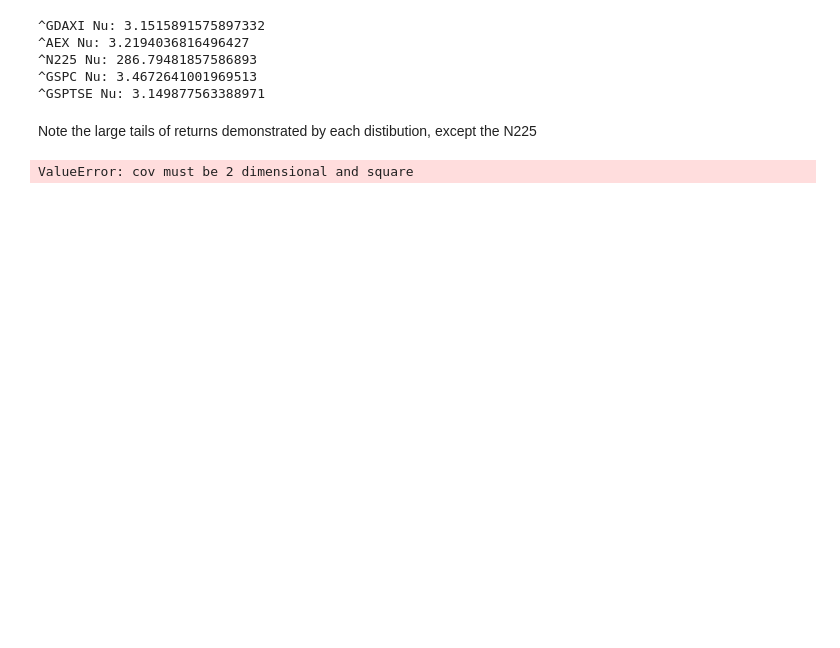
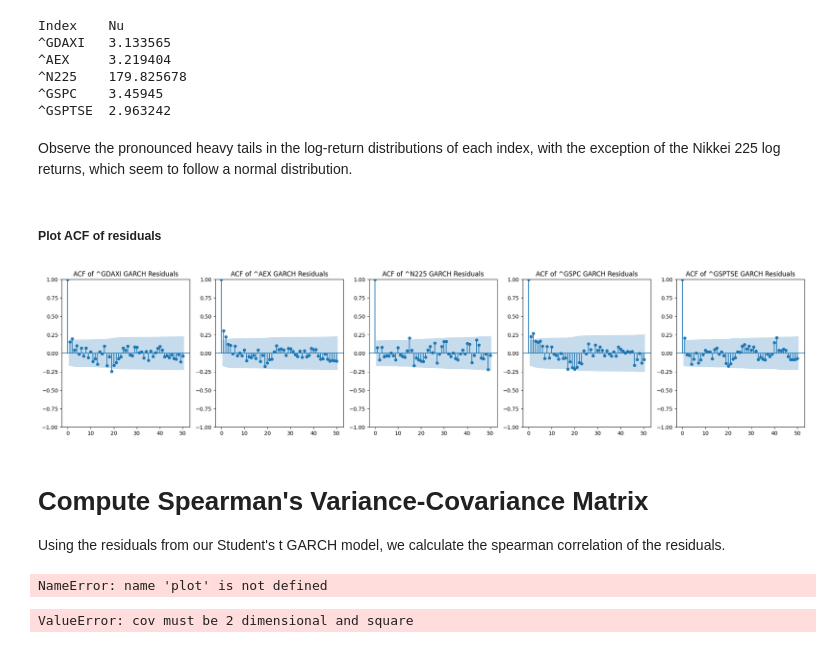
Before and after one commit to somethingwithmuffininit/GARCH-Copula-BasketModel, a Jupyter notebook: program.ipynb, the cells around one changed output. Saved outputs shown, nothing was run; the diff lists cells and outputs as text; code cells hidden in the pictures; blank space fills up the shorter version.

Commit message:
includes data backup, plots acf of residuals

```diff
--- a/program.ipynb
+++ b/program.ipynb
@@ -29,22 +44,16 @@ for ticker in tickers:
     index_data = index_datasets[ticker]
 
     # Extract only the Date and Close columns, reset the index
-    close_data = (index_data[['Close']]).reset_index()
-
-
-
-    # Convert the Date column to Datetime
-    close_data['Date'] = pd.to_datetime((close_data['Date'].dt.normalize()).dt.tz_localize(None))
+    close_data = (index_data[['Close']]).copy()
 
     close_data.rename(columns={'Close': ticker},inplace=True)
-
 
 
     # Merge with the previously merged data
     if merged_data.empty:
         merged_data = close_data
     else:
-        merged_data = pd.merge_asof(merged_data, close_data, on='Date', direction='nearest')
+        merged_data = pd.merge(merged_data, close_data, on='Date')
 
 
 
@@ -52,8 +61,7 @@ for ticker in tickers:
     #Forward fill missing data
     merged_data[ticker] = merged_data[ticker].ffill()
 
-#Set Date as index
-merged_data.set_index('Date', inplace=True)
+
 #Resample at end of each quarter
 merged_data = merged_data.resample("QE").last()
 
@@ -65,6 +79,8 @@ merged_data.dropna(inplace=True)
 # %%
 from arch import arch_model
 from scipy.stats import t
+from statsmodels.graphics.tsaplots import plot_acf
+import matplotlib.pyplot as plt
 
 #Fit Student's t-GARCH
 def fit_garch(ts):
@@ -74,33 +90,61 @@ def fit_garch(ts):
     nu = fitted.params["nu"]
     return residuals, nu
 
-
 nu_dict = {}
 residuals_dict = {}
 
-#We scale our returns by a factor of 100 for fitting as per the libraries recommendations
-for i in tickers:
-    residuals_dict[i], nu_dict[i] = fit_garch(merged_data[i]*100)
-    print(i+" Nu: "+str(nu_dict[i]))
+#Fit Student's-t GARCH model
+print("Index\t Nu")
+for ticker in tickers:
+    #We scale our returns by a factor of 100 for numerical stability
+    residuals_dict[ticker], nu_dict[ticker] = fit_garch(merged_data[ticker]*100)
+
+    print(ticker+"\t "+str(round(nu_dict[ticker],6)))
 # %% [output]
-^GDAXI Nu: 3.1515891575897332
-^AEX Nu: 3.2194036816496427
-^N225 Nu: 286.79481857586893
-^GSPC Nu: 3.4672641001969513
-^GSPTSE Nu: 3.149877563388971
+Index    Nu
+^GDAXI   3.133565
+^AEX     3.219404
+^N225    179.825678
+^GSPC    3.45945
+^GSPTSE  2.963242
-# %% [markdown]
-Note the large tails of returns demonstrated by each distibution, except the N225
+# %% [markdown]
+Observe the pronounced heavy tails in the log-return distributions of each index, with the exception of the Nikkei 225 log returns, which seem to follow a normal distribution.
+# %% [markdown]
+##### Plot ACF of residuals
+# %%
+#This plots the ACF of the residuals of each GARCH, and displays them side by side for comparision
+def plot_residual_acfs(residuals_dict):
+    n_residuals = len(residuals_dict)
+    fig, axes = plt.subplots(1, n_residuals, figsize=(5 * n_residuals, 5))
+
+    for i in range(n_residuals):
+        ticker = tickers[i]
+        plot_acf(residuals_dict[ticker], lags=50, ax=axes[i])
+        axes[i].set_title('ACF of ' + ticker + ' GARCH Residuals')
+
+#Plot Results
+plot_residual_acfs(residuals_dict)
+# %% [output]
+[figure, added]
+# %% [markdown]
+# Compute Spearman's Variance-Covariance Matrix
+Using the residuals from our Student's t GARCH model, we calculate the spearman correlation of the residuals.
 # %%
 from scipy.stats import spearmanr
+
+
 spearman_corr = spearmanr(list(residuals_dict.values()),axis=1)
 
 # Calculate the standard deviations of the residuals
 std_devs = []
 for i in tickers:
-    std_devs.append(np.std(residuals_dict[i]) )
+    std_devs.append(np.std(residuals_dict[i]))
+    plot
 
 # Calculate the variance-covariance matrix
 cov_matrix = np.float64(spearman_corr) * np.outer(std_devs, std_devs)
+# %% [output]
+NameError: name 'plot' is not defined
 # %%
 
 #Seed
```
Also changed, not shown: parts of 9 cells of this notebook, 5 other files.
